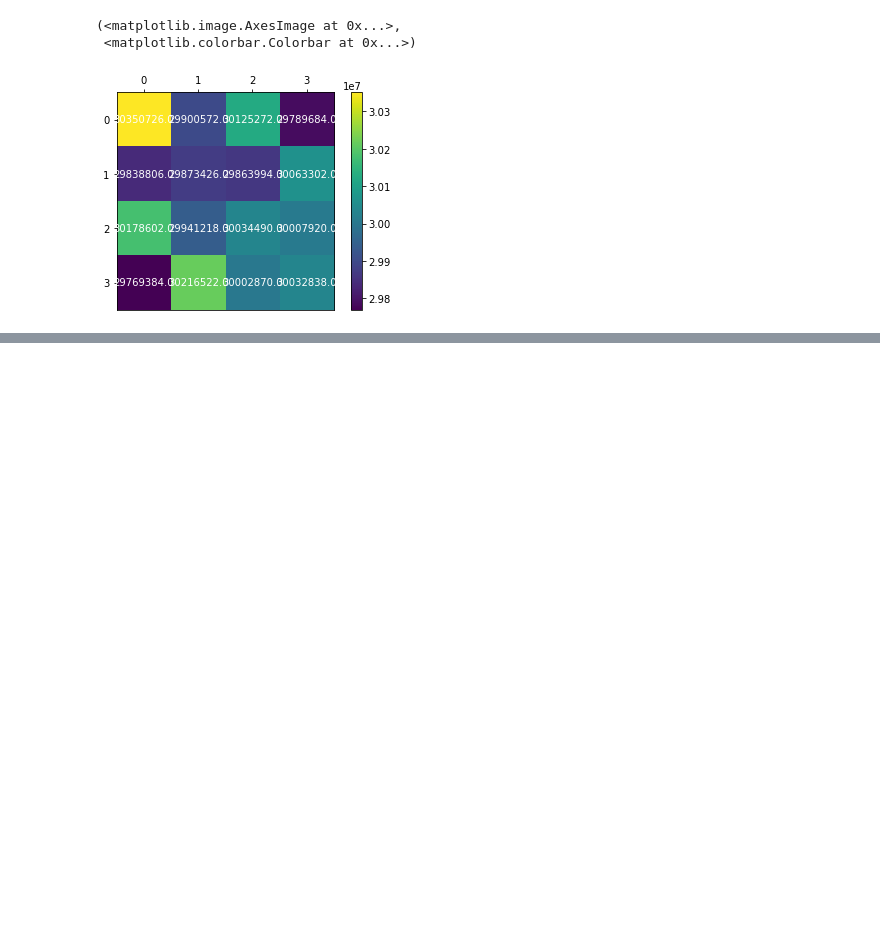
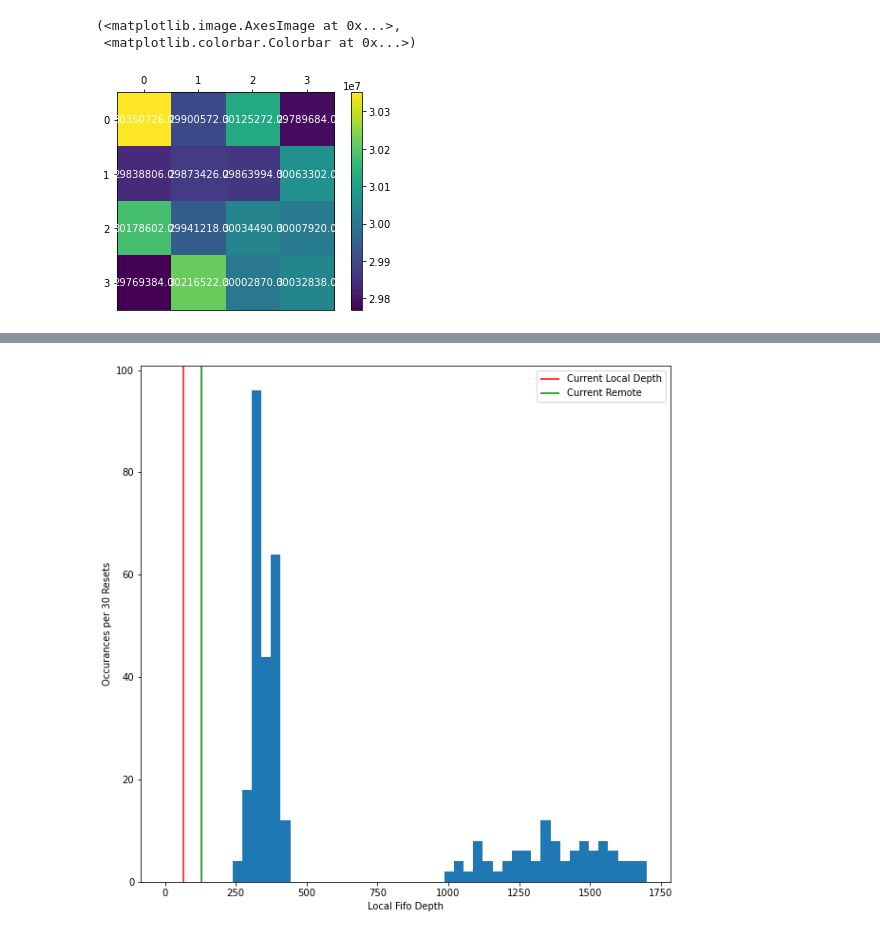
Before and after one commit to kkeefe/neutAna, a Jupyter notebook: simulation-software/notebooks/test.ipynb, the cells around one changed output, grey strips where cells are left out. Saved outputs shown, nothing was run; the diff lists cells and outputs as text; code cells hidden in the pictures; blank space fills up the shorter version.

```diff
--- a/simulation-software/notebooks/test.ipynb
+++ b/simulation-software/notebooks/test.ipynb
@@ -231,3 +229,17 @@ getting ax
 (<matplotlib.image.AxesImage at 0x...>,
  <matplotlib.colorbar.Colorbar at 0x...>)
 [figure]
+# %%
+neut_df = pd.read_csv("neut_table_data.csv")
+neut_df.columns = neut_df.iloc[0]
+neut_df = neut_df[1:]
+neut_df["99"] = neut_df["99\% Capture"].map(float)
+neut_df["lepPdg"] = neut_df["lepton Pdg"].map(int)
+neut_df["t"] = neut_df["Theta"].map(int)
+neut_df["z"] = neut_df["Z-Pos"].map(int)
+def makeFHC(string):
+    if string.lower() == 'reverse':
+        return -1
+    return 1
+neut_df["fhc"] = neut_df["Horn Current Direction"].map(makeFHC)
+print(neut_df['fhc'])
@@ -233,0 +280,21 @@ getting ax
+# %%
+## png hist
+pdgData, labels = [], ['elec', 'aelec', 'muon', 'amuon']
+pdgData.append(neut_df[neut_df["lepPdg"] == 12]["99"])
+pdgData.append(neut_df[neut_df["lepPdg"] == -12]["99"])
+pdgData.append(neut_df[neut_df["lepPdg"] == 14]["99"])
+pdgData.append(neut_df[neut_df["lepPdg"] == -14]["99"])
+
+
+fig, ax = plt.subplots(figsize=(10,10))
+# ax.hist(pdgData, stacked=True, histtype='bar', bins=50, range=(200,1700), label=labels)
+# ax.legend()
+ymax, *_ = ax.hist(neut_df["99"], stacked=True, histtype='bar', bins=50, range=(0,1700))
+ax.vlines([64], 0, 1, transform=ax.get_xaxis_transform(), colors='r', label="Current Local Depth")
+ax.vlines([128], 0, 1, transform=ax.get_xaxis_transform(), colors='g', label="Current Remote")
+ax.set_xlabel("Local Fifo Depth")
+ax.set_ylabel("Occurances per 30 Resets")
+ax.legend()
+plt.savefig("./pdfs/df_nolabel_line.png")
+# %% [output]
+[figure, added]
```
Also changed, not shown: parts of 7 cells of this notebook, 3 other files.
